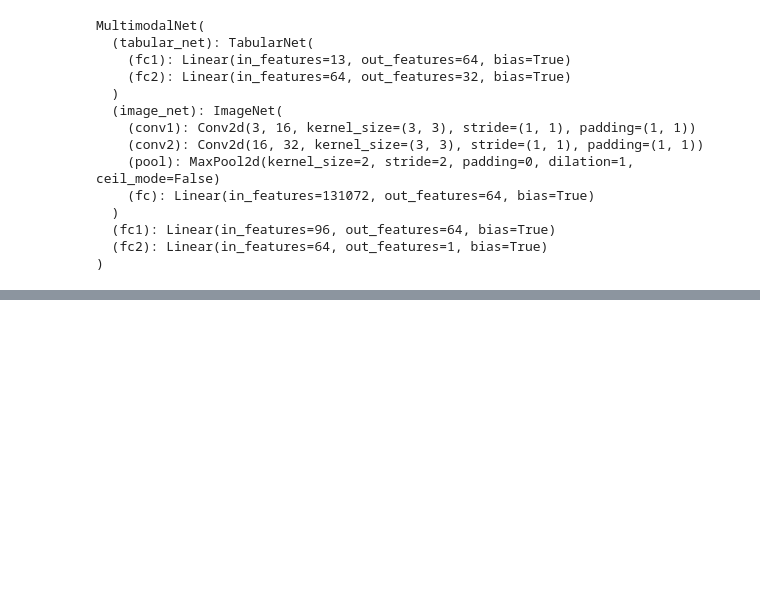
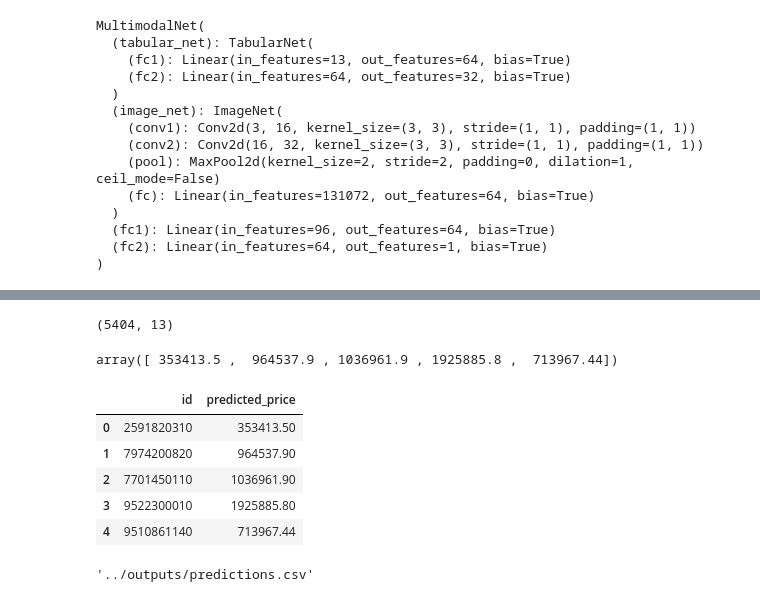
Before and after one commit to sarthkchandel/satellite-property-valuation, a Jupyter notebook: notebooks/model_training.ipynb, the cells around one changed output, grey strips where cells are left out. Cells and saved outputs as stored; diff of their text form; code cells hidden in the pictures; blank space fills up the shorter version.

```diff
--- a/notebooks/model_training.ipynb
+++ b/notebooks/model_training.ipynb
@@ -104,0 +68,8 @@ df.head()
+# %%
+model = RandomForestRegressor(
+    n_estimators=100,
+    random_state=42,
+    n_jobs=-1
+)
+
+model.fit(X_train, y_train)
@@ -230,3 +213,34 @@ df_test.head()
 | 2 | 7701450110 | 20140815T000000 | 4 | 2.50 | 3770 | 10893 | 2.0 | 0 | 2 | 3 | ... |
 | 3 | 9522300010 | 20150331T000000 | 3 | 3.50 | 4560 | 14608 | 2.0 | 0 | 2 | 3 | ... |
 | 4 | 9510861140 | 20140714T000000 | 3 | 2.50 | 2550 | 5376 | 2.0 | 0 | 0 | 3 | ... |
+# %%
+X_test = df_test[features]
+X_test.shape
+# %% [output]
+(5404, 13)
+# %%
+test_preds = model.predict(X_test)
+test_preds[:5]
+# %% [output]
+array([ 353413.5 ,  964537.9 , 1036961.9 , 1925885.8 ,  713967.44])
+# %%
+submission = pd.DataFrame({
+    "id": df_test["id"],
+    "predicted_price": test_preds
+})
+
+submission.head()
+# %% [output]
+|  | id | predicted_price |
+| 0 | 2591820310 | 353413.50 |
+| 1 | 7974200820 | 964537.90 |
+| 2 | 7701450110 | 1036961.90 |
+| 3 | 9522300010 | 1925885.80 |
+| 4 | 9510861140 | 713967.44 |
+# %%
+submission_path = "../outputs/predictions.csv"
+submission.to_csv(submission_path, index=False)
+
+submission_path
+# %% [output]
+'../outputs/predictions.csv'
```
Also changed, not shown: parts of 15 cells of this notebook.
